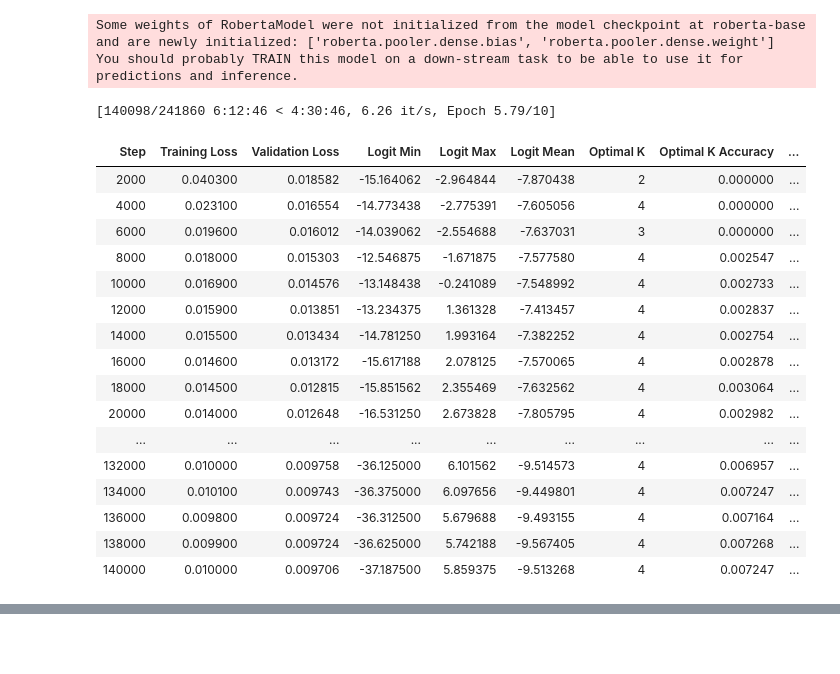
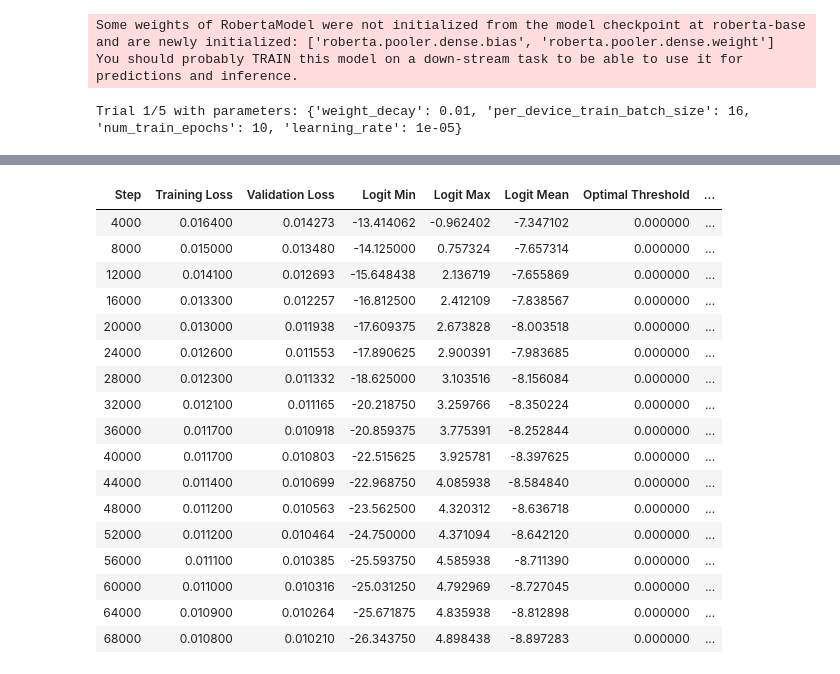
Before and after one commit to jmersinger/Music-Genre-Classification-with-RoBERTa, a Jupyter notebook: analysis.ipynb, the cells around one changed output, grey strips where cells are left out. Saved outputs shown, nothing was run; the diff lists cells and outputs as text; code cells hidden in the pictures; blank space fills up the shorter version.

```diff
--- a/analysis.ipynb
+++ b/analysis.ipynb
@@ -335,24 +307,5 @@ trainer = Trainer(
 # %%
-# Train the model
-trainer.train()
+# # Train the model
+# trainer.train()
-# %% [output]
-[140098/241860 6:12:46 < 4:30:46, 6.26 it/s, Epoch 5.79/10]
-| Step | Training Loss | Validation Loss | Logit Min | Logit Max | Logit Mean | Optimal K | Optimal K Accuracy | ... |
-| 2000 | 0.040300 | 0.018582 | -15.164062 | -2.964844 | -7.870438 | 2 | 0.000000 | ... |
-| 4000 | 0.023100 | 0.016554 | -14.773438 | -2.775391 | -7.605056 | 4 | 0.000000 | ... |
-| 6000 | 0.019600 | 0.016012 | -14.039062 | -2.554688 | -7.637031 | 3 | 0.000000 | ... |
-| 8000 | 0.018000 | 0.015303 | -12.546875 | -1.671875 | -7.577580 | 4 | 0.002547 | ... |
-| 10000 | 0.016900 | 0.014576 | -13.148438 | -0.241089 | -7.548992 | 4 | 0.002733 | ... |
-| 12000 | 0.015900 | 0.013851 | -13.234375 | 1.361328 | -7.413457 | 4 | 0.002837 | ... |
-| 14000 | 0.015500 | 0.013434 | -14.781250 | 1.993164 | -7.382252 | 4 | 0.002754 | ... |
-| 16000 | 0.014600 | 0.013172 | -15.617188 | 2.078125 | -7.570065 | 4 | 0.002878 | ... |
-| 18000 | 0.014500 | 0.012815 | -15.851562 | 2.355469 | -7.632562 | 4 | 0.003064 | ... |
-| 20000 | 0.014000 | 0.012648 | -16.531250 | 2.673828 | -7.805795 | 4 | 0.002982 | ... |
-| ... | ... | ... | ... | ... | ... | ... | ... | ... |
-| 132000 | 0.010000 | 0.009758 | -36.125000 | 6.101562 | -9.514573 | 4 | 0.006957 | ... |
-| 134000 | 0.010100 | 0.009743 | -36.375000 | 6.097656 | -9.449801 | 4 | 0.007247 | ... |
-| 136000 | 0.009800 | 0.009724 | -36.312500 | 5.679688 | -9.493155 | 4 | 0.007164 | ... |
-| 138000 | 0.009900 | 0.009724 | -36.625000 | 5.742188 | -9.567405 | 4 | 0.007268 | ... |
-| 140000 | 0.010000 | 0.009706 | -37.187500 | 5.859375 | -9.513268 | 4 | 0.007247 | ... |
 # %%
 # Evaluate on the test set
@@ -466,5 +419,5 @@ trainer = Trainer(
 # %%
 # Train the model
-trainer.train()
+# trainer.train()
 # %%
 # Evaluate on the test set
@@ -476,14 +429,14 @@ import torch
 
 # Define hyperparameter search space
 param_grid = {
-    "learning_rate": [1e-3, 1e-4, 1e-5, 5e-5],
-    "num_train_epochs": [5, 10, 20],
-    "per_device_train_batch_size": [16, 32, 64],
-    "weight_decay": [0.001, 0.01, 0.1]
+    "learning_rate": [1e-5],
+    "num_train_epochs": [5, 10],
+    "per_device_train_batch_size": [16, 32, 64, 128],
+    "weight_decay": [0.01]
 }
 
 # Generate random samples of hyperparameters
-n_trials = 10  # Number of trials to sample
+n_trials = 5
 param_samples = list(ParameterSampler(param_grid, n_iter=n_trials, random_state=478))
 
 best_score = -np.inf
@@ -497,11 +450,12 @@ for i, params in enumerate(param_samples):
     # Update TrainingArguments dynamically
     training_args = TrainingArguments(
         output_dir=f"./results/trial_{i}",
-        evaluation_strategy="steps",
+        eval_strategy="steps",
         eval_steps=4000,
         save_strategy="no",
         learning_rate=params["learning_rate"],
         per_device_train_batch_size=params["per_device_train_batch_size"],
+        per_device_eval_batch_size=16,
         num_train_epochs=params["num_train_epochs"],
         weight_decay=params["weight_decay"],
         fp16=True  # Mixed precision for speed
@@ -513,7 +467,7 @@ for i, params in enumerate(param_samples):
         args=training_args,
         train_dataset=train_dataset,
         eval_dataset=dev_dataset,
-        tokenizer=tokenizer,
+        processing_class=tokenizer,
         compute_metrics=compute_metrics
     )
 
@@ -522,7 +476,7 @@ for i, params in enumerate(param_samples):
 
     # Evaluate on the validation set
     metrics = trainer.evaluate(dev_dataset)
-    f1 = metrics["eval_f1"]  # Adjust based on your compute_metrics keys
+    f1 = metrics["eval_optimal_threshold_f1"]
 
     print(f"Trial {i+1} F1 Score: {f1}")
 
@@ -530,11 +484,14 @@ for i, params in enumerate(param_samples):
     if f1 > best_score:
         best_score = f1
         best_params = params
-        best_model = trainer.model  # Save the best model
+        best_model = trainer
+        trainer.save_model("./models")
 
 # Output the best results
 print(f"Best F1 Score: {best_score}")
 print(f"Best Parameters: {best_params}")
 
 # Save the best model
-best_model.save_pretrained("./best_model")
+best_model.save_model("./best-model")
+# %% [output]
+Trial 1/5 with parameters: {'weight_decay': 0.01, 'per_device_train_batch_size': 16, 'num_train_epochs': 10, 'learning_rate': 1e-05}
@@ -540,0 +499,18 @@ best_model.save_pretrained("./best_model")
+| Step | Training Loss | Validation Loss | Logit Min | Logit Max | Logit Mean | Optimal Threshold | ... |
+| 4000 | 0.016400 | 0.014273 | -13.414062 | -0.962402 | -7.347102 | 0.000000 | ... |
+| 8000 | 0.015000 | 0.013480 | -14.125000 | 0.757324 | -7.657314 | 0.000000 | ... |
+| 12000 | 0.014100 | 0.012693 | -15.648438 | 2.136719 | -7.655869 | 0.000000 | ... |
+| 16000 | 0.013300 | 0.012257 | -16.812500 | 2.412109 | -7.838567 | 0.000000 | ... |
+| 20000 | 0.013000 | 0.011938 | -17.609375 | 2.673828 | -8.003518 | 0.000000 | ... |
+| 24000 | 0.012600 | 0.011553 | -17.890625 | 2.900391 | -7.983685 | 0.000000 | ... |
+| 28000 | 0.012300 | 0.011332 | -18.625000 | 3.103516 | -8.156084 | 0.000000 | ... |
+| 32000 | 0.012100 | 0.011165 | -20.218750 | 3.259766 | -8.350224 | 0.000000 | ... |
+| 36000 | 0.011700 | 0.010918 | -20.859375 | 3.775391 | -8.252844 | 0.000000 | ... |
+| 40000 | 0.011700 | 0.010803 | -22.515625 | 3.925781 | -8.397625 | 0.000000 | ... |
+| 44000 | 0.011400 | 0.010699 | -22.968750 | 4.085938 | -8.584840 | 0.000000 | ... |
+| 48000 | 0.011200 | 0.010563 | -23.562500 | 4.320312 | -8.636718 | 0.000000 | ... |
+| 52000 | 0.011200 | 0.010464 | -24.750000 | 4.371094 | -8.642120 | 0.000000 | ... |
+| 56000 | 0.011100 | 0.010385 | -25.593750 | 4.585938 | -8.711390 | 0.000000 | ... |
+| 60000 | 0.011000 | 0.010316 | -25.031250 | 4.792969 | -8.727045 | 0.000000 | ... |
+| 64000 | 0.010900 | 0.010264 | -25.671875 | 4.835938 | -8.812898 | 0.000000 | ... |
+| 68000 | 0.010800 | 0.010210 | -26.343750 | 4.898438 | -8.897283 | 0.000000 | ... |
```
Also changed, not shown: parts of 8 cells of this notebook.
